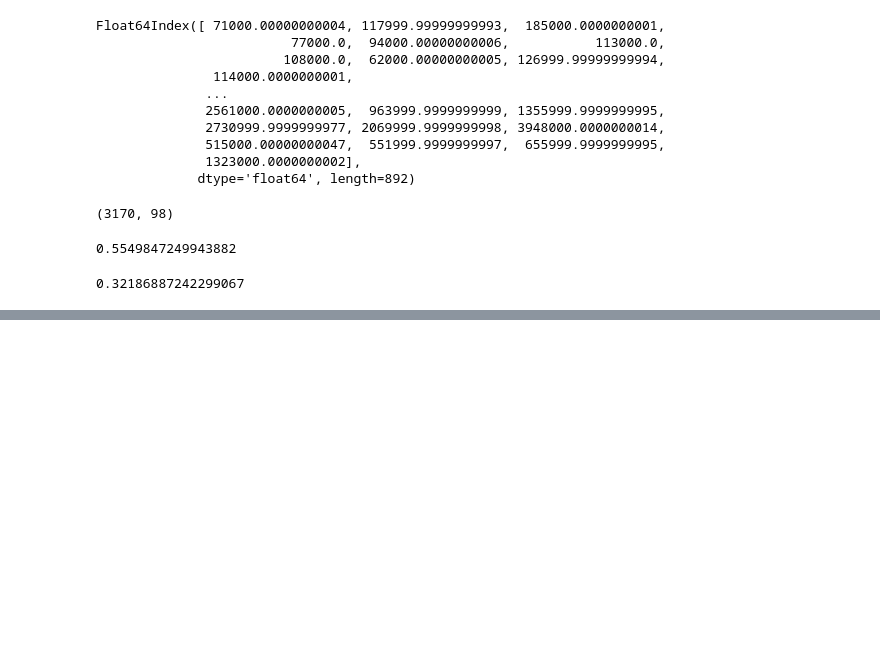
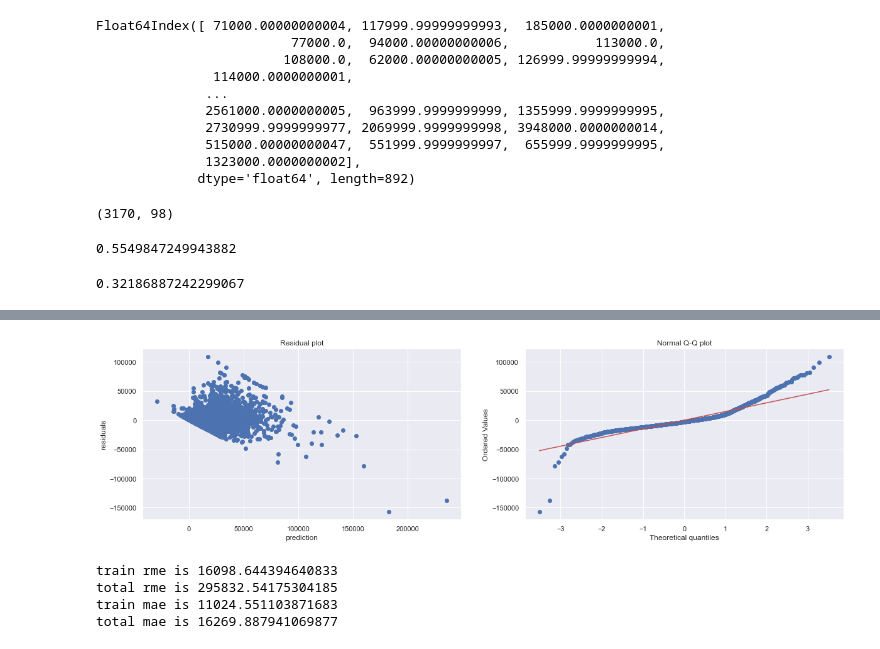
Before and after one commit to MichaelHarnett/Regression_Metis, a Jupyter notebook: feature_transformations.ipynb, the cells around one changed output, grey strips where cells are left out. Saved outputs shown, nothing was run; the diff lists cells and outputs as text; code cells hidden in the pictures; blank space fills up the shorter version.

```diff
--- a/feature_transformations.ipynb
+++ b/feature_transformations.ipynb
@@ -20,6 +20,26 @@ from sklearn.pipeline import Pipeline
 %pylab inline
 # %% [output]
 Populating the interactive namespace from numpy and matplotlib
+# %%
+def diagnostic_plot(X, y):
+    plt.figure(figsize=(20,5))
+
+    rgr = LinearRegression()
+    rgr.fit(X,y)
+    pred = rgr.predict(X)
+
+    plt.subplot(1, 2, 1)
+    res = y - pred
+    plt.scatter(pred, res)
+    plt.title("Residual plot")
+    plt.xlabel("prediction")
+    plt.ylabel("residuals")
+
+    plt.subplot(1, 2, 2)
+    #Generates a probability plot of sample data against the quantiles of a
+    # specified theoretical distribution
+    stats.probplot(res, dist="norm", plot=plt)
+    plt.title("Normal Q-Q plot")
 # %%
 df = pd.read_csv('data/nicedf.csv')
 # %%
@@ -190,0 +211,24 @@ sns.jointplot(x = preds, y = y, kind = 'reg')
+# %%
+diagnostic_plot(X, y)
+# %% [output]
+[figure, added]
+# %%
+train_preds = lr.predict(X_train)
+total_preds = lr.predict(X)
+
+train_rmse = mean_squared_error(y_train, train_preds, squared=False)
+total_rmse = mean_squared_error(y, total_preds, squared = False)
+
+train_mae = mean_absolute_error(y_train, train_preds)
+total_mae = mean_absolute_error(y, total_preds)
+
+print(f'train rme is {train_rmse}')
+print(f'total rme is {total_rmse}')
+
+print(f'train mae is {train_mae}')
+print(f'total mae is {total_mae}')
+# %% [output]
+train rme is 16098.644394640833
+total rme is 295832.54175304185
+train mae is 11024.551103871683
+total mae is 16269.887941069877
```
Also changed, not shown: parts of 3 cells of this notebook, 2 other files.
